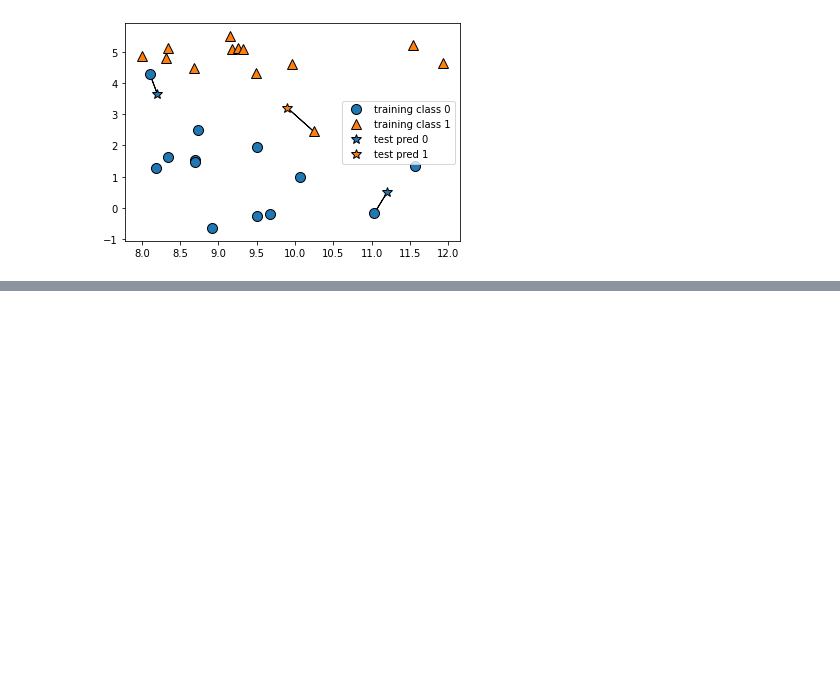
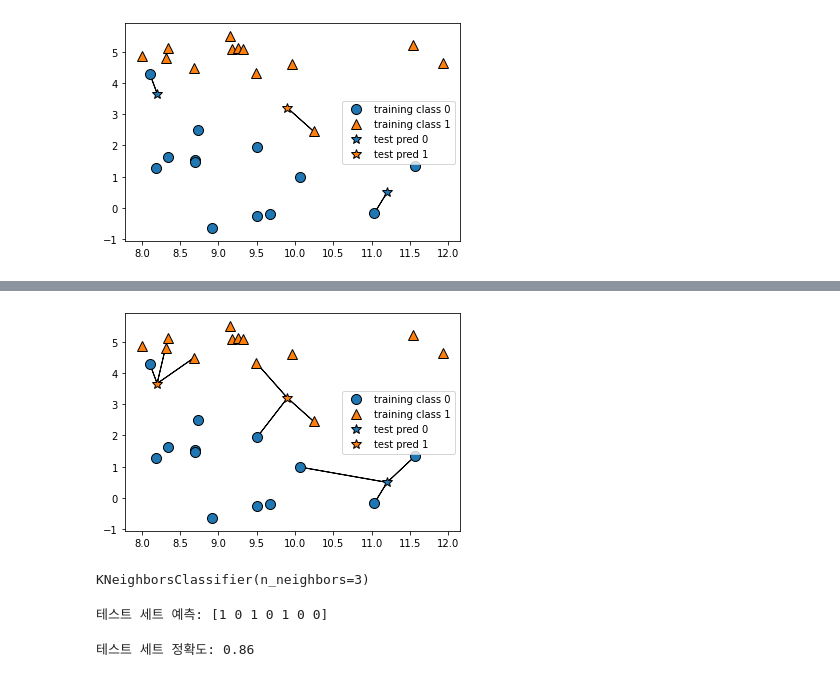
Before and after one commit to BongSeongEun/AI-Study, a Jupyter notebook: Machine_Learning_with_Python_Lib.ipynb, the cells around one changed output, grey strips where cells are left out. Drawn from its saved outputs; the diff is of its cells as text; code cells hidden in the pictures; blank space fills up the shorter version.

```diff
--- a/Machine_Learning_with_Python_Lib.ipynb
+++ b/Machine_Learning_with_Python_Lib.ipynb
@@ -348,0 +368,4 @@ mglearn.plots.plot_knn_classification(n_neighbors=1)
+# %%
+mglearn.plots.plot_knn_classification(n_neighbors=3)
+# %% [output]
+[figure, added]
@@ -348,0 +379,12 @@ mglearn.plots.plot_knn_classification(n_neighbors=1)
+# %%
+clf.fit(X_train, y_train)
+# %% [output]
+KNeighborsClassifier(n_neighbors=3)
+# %%
+print("테스트 세트 예측:", clf.predict(X_test))
+# %% [output]
+테스트 세트 예측: [1 0 1 0 1 0 0]
+# %%
+print("테스트 세트 정확도: {:.2f}".format(clf.score(X_test, y_test)))
+# %% [output]
+테스트 세트 정확도: 0.86
```
Also changed, not shown: parts of 8 cells of this notebook.
